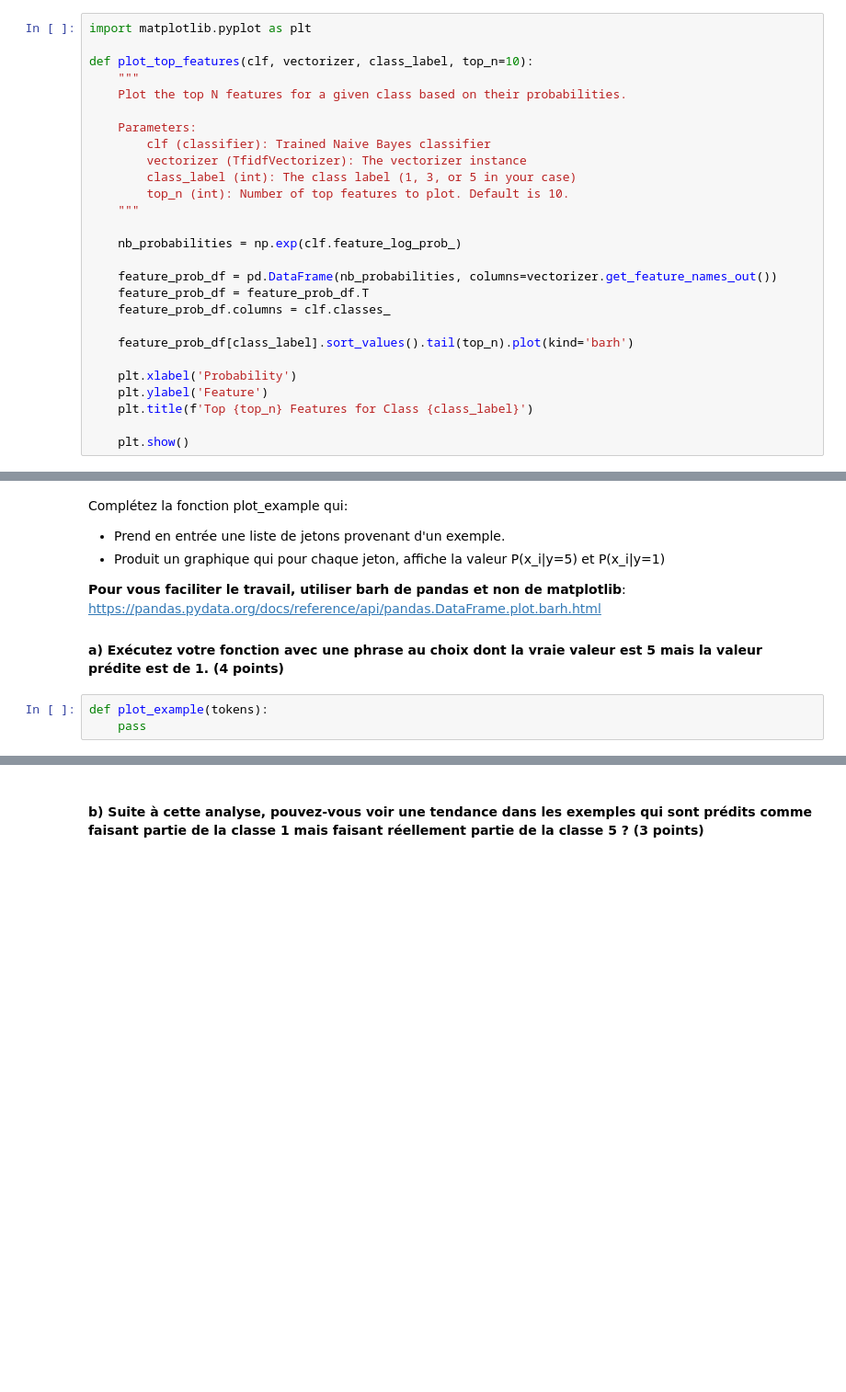
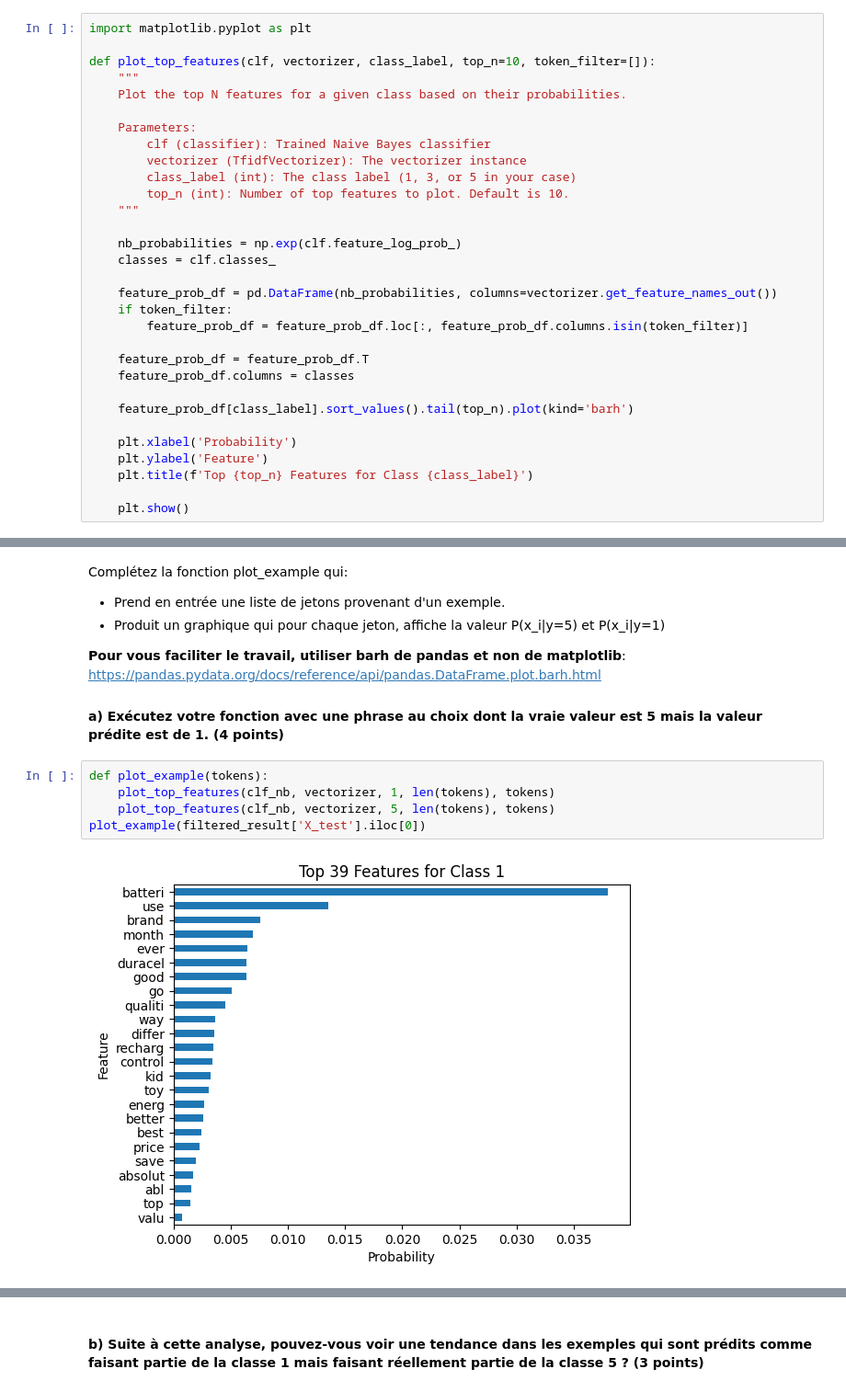
Before and after one commit to marcomudenge/NLP_1_Tokenizing_and_Classifying_Reviews, a Jupyter notebook: inf8460_A23_TP1_Brando.ipynb, the cells around one changed output, grey strips where cells are left out. Shown at 92% size. Saved outputs shown, nothing was run; the diff lists cells and outputs as text; blank space fills up the shorter version.

```diff
--- a/inf8460_A23_TP1_Brando.ipynb
+++ b/inf8460_A23_TP1_Brando.ipynb
@@ -560,7 +560,7 @@ pd.DataFrame(X_train_tfidf.toarray(), columns=vectorizer.get_feature_names_out()
 # %%
 import matplotlib.pyplot as plt
 
-def plot_top_features(clf, vectorizer, class_label, top_n=10):
+def plot_top_features(clf, vectorizer, class_label, top_n=10, token_filter=[]):
     """
     Plot the top N features for a given class based on their probabilities.
 
@@ -572,10 +572,14 @@ def plot_top_features(clf, vectorizer, class_label, top_n=10):
     """
 
     nb_probabilities = np.exp(clf.feature_log_prob_)
+    classes = clf.classes_
 
     feature_prob_df = pd.DataFrame(nb_probabilities, columns=vectorizer.get_feature_names_out())
+    if token_filter:
+        feature_prob_df = feature_prob_df.loc[:, feature_prob_df.columns.isin(token_filter)]
+
     feature_prob_df = feature_prob_df.T
-    feature_prob_df.columns = clf.classes_
+    feature_prob_df.columns = classes
 
     feature_prob_df[class_label].sort_values().tail(top_n).plot(kind='barh')
 
@@ -676,4 +685,8 @@ Complétez la fonction plot_example qui:
 #### a) Exécutez votre fonction avec une phrase au choix dont la vraie valeur est 5 mais la valeur prédite est de 1. (4 points)
 # %%
 def plot_example(tokens):
-    pass
+    plot_top_features(clf_nb, vectorizer, 1, len(tokens), tokens)
+    plot_top_features(clf_nb, vectorizer, 5, len(tokens), tokens)
+plot_example(filtered_result['X_test'].iloc[0])
+# %% [output]
+[figure, added]
```
Also changed, not shown: parts of 5 cells of this notebook.
